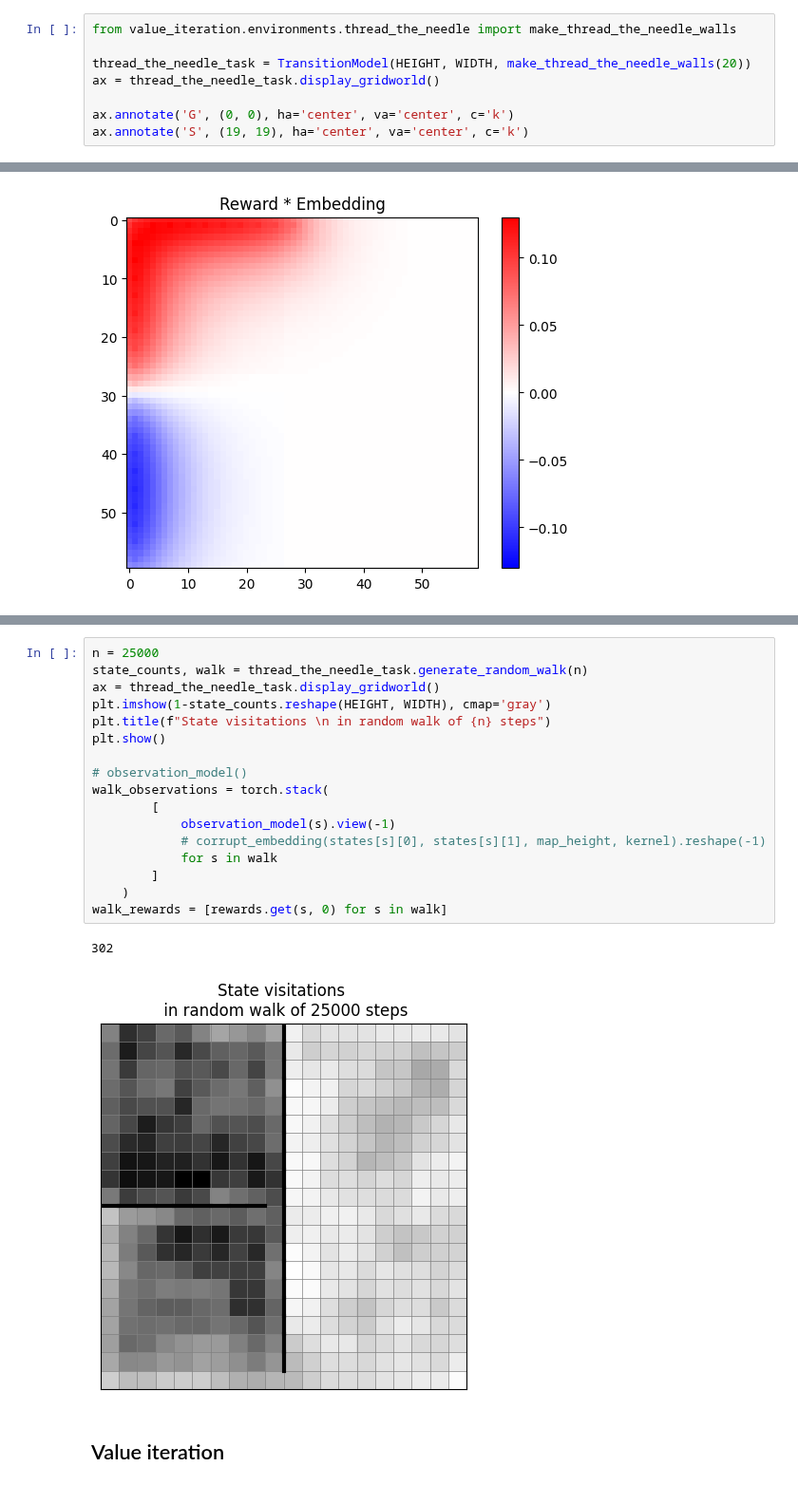
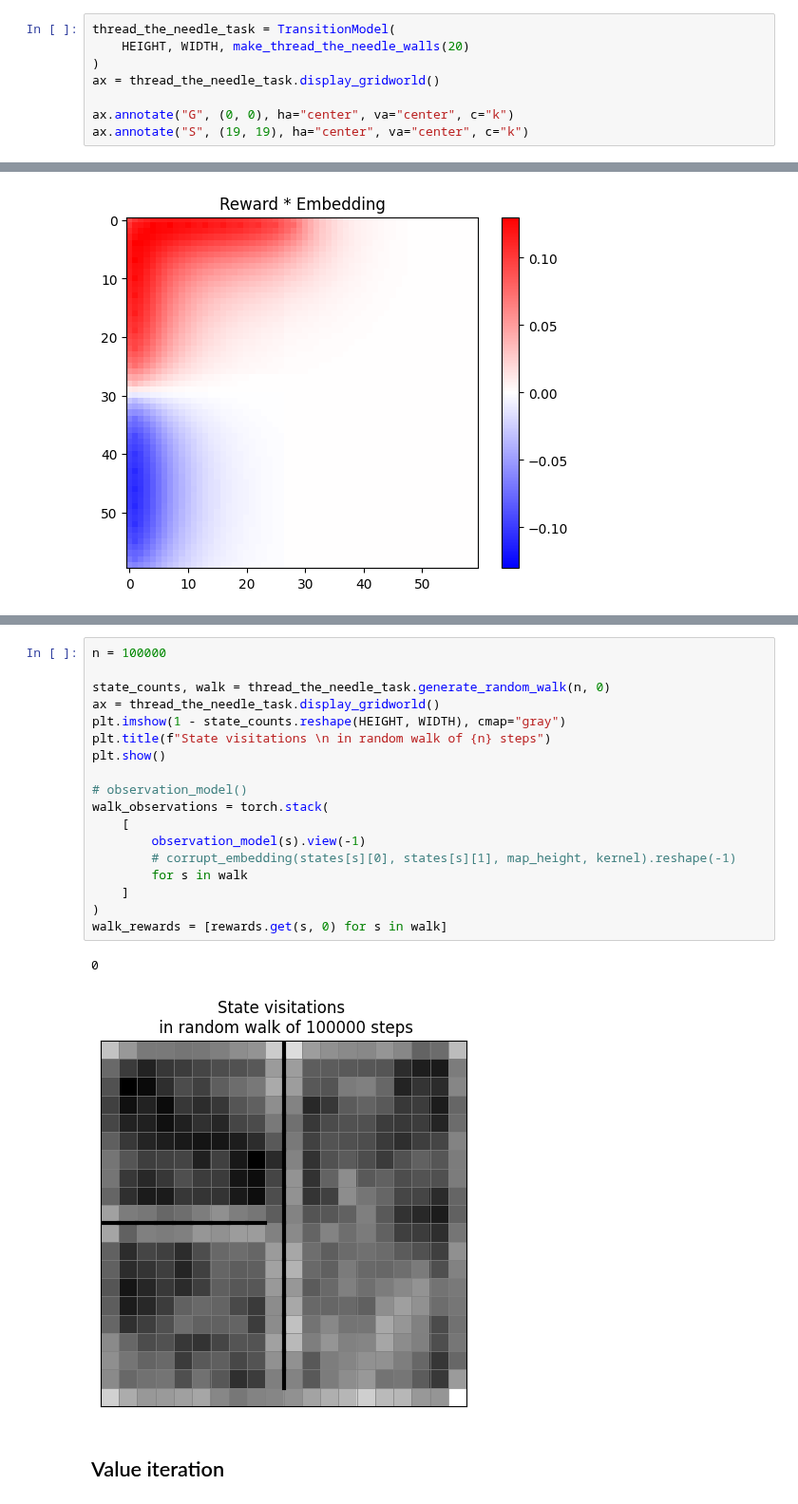
Before and after one commit to nicktfranklin/thread_the_needle, a Jupyter notebook: State_Inference_Network.ipynb, the cells around one changed output, grey strips where cells are left out. Shown at 95% size. Cells and saved outputs as stored; diff of their text form.

```diff
--- a/State_Inference_Network.ipynb
+++ b/State_Inference_Network.ipynb
@@ -368,11 +351,11 @@ transitions
 # %%
-from value_iteration.environments.thread_the_needle import make_thread_the_needle_walls
-
-thread_the_needle_task = TransitionModel(HEIGHT, WIDTH, make_thread_the_needle_walls(20))
+thread_the_needle_task = TransitionModel(
+    HEIGHT, WIDTH, make_thread_the_needle_walls(20)
+)
 ax = thread_the_needle_task.display_gridworld()
 
-ax.annotate('G', (0, 0), ha='center', va='center', c='k')
-ax.annotate('S', (19, 19), ha='center', va='center', c='k')
+ax.annotate("G", (0, 0), ha="center", va="center", c="k")
+ax.annotate("S", (19, 19), ha="center", va="center", c="k")
 # %% [output]
 Text(19, 19, 'S')
 [figure]
@@ -415,23 +390,24 @@ Text(19, 19, 'S')
 # %%
-n = 25000
-state_counts, walk = thread_the_needle_task.generate_random_walk(n)
+n = 100000
+
+state_counts, walk = thread_the_needle_task.generate_random_walk(n, 0)
 ax = thread_the_needle_task.display_gridworld()
-plt.imshow(1-state_counts.reshape(HEIGHT, WIDTH), cmap='gray')
+plt.imshow(1 - state_counts.reshape(HEIGHT, WIDTH), cmap="gray")
 plt.title(f"State visitations \n in random walk of {n} steps")
 plt.show()
 
 # observation_model()
 walk_observations = torch.stack(
-        [
-            observation_model(s).view(-1)
-            # corrupt_embedding(states[s][0], states[s][1], map_height, kernel).reshape(-1)
-            for s in walk
-        ]
-    )
+    [
+        observation_model(s).view(-1)
+        # corrupt_embedding(states[s][0], states[s][1], map_height, kernel).reshape(-1)
+        for s in walk
+    ]
+)
 walk_rewards = [rewards.get(s, 0) for s in walk]
 # %% [output]
-302
+0
-[figure, old version]
+[figure, new version]
 # %% [markdown]
 ## Value iteration
 # %%
```
Also changed, not shown: parts of 16 cells of this notebook, 1 other file.
